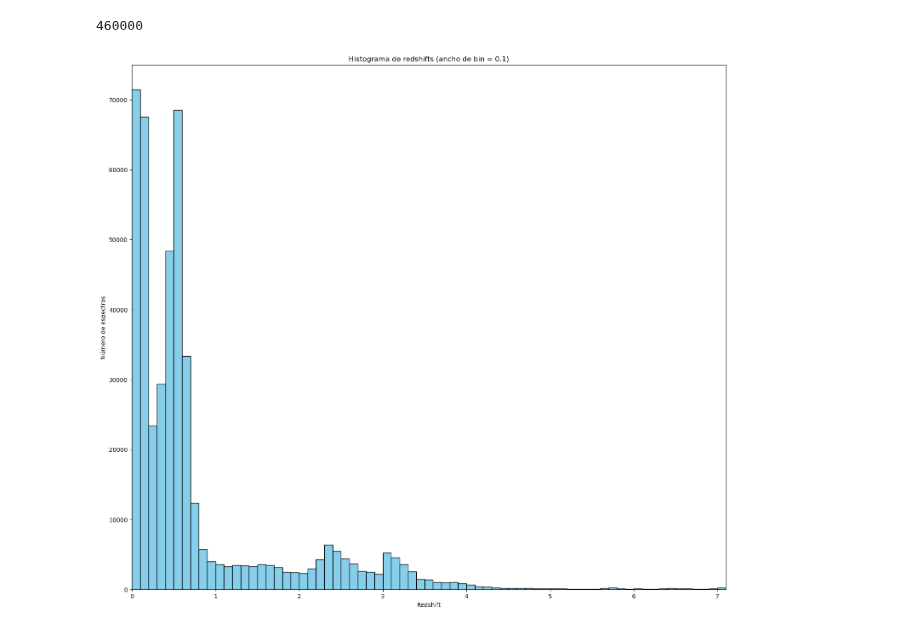
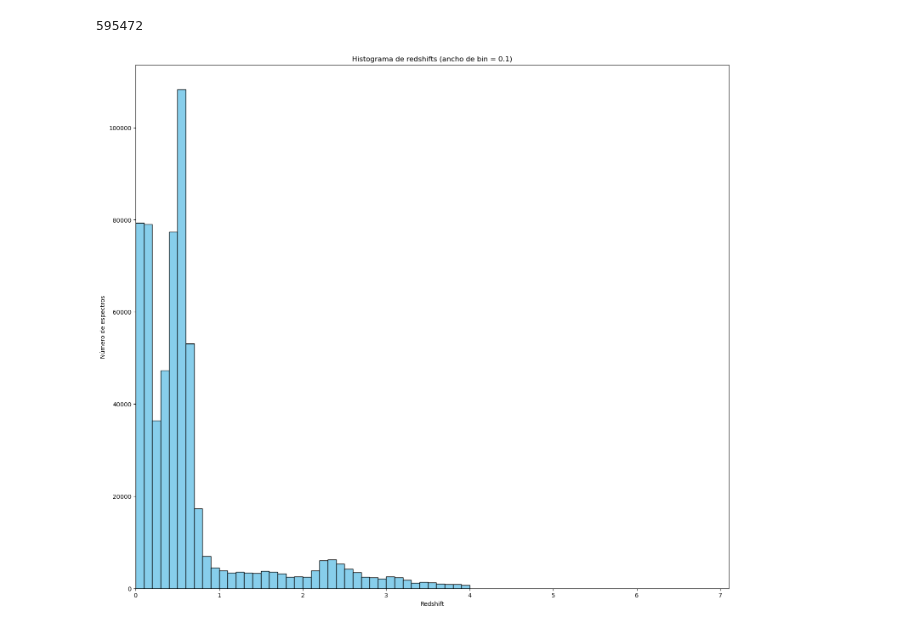
Before and after one commit to albertnica/TFGF-albertnica, a Jupyter notebook: zzz selector.ipynb, the cells around one changed output. Drawn from its saved outputs; the diff is of its cells as text; code cells hidden in the pictures.

```diff
--- a/zzz selector.ipynb
+++ b/zzz selector.ipynb
@@ -1,34 +1,34 @@
 # %%
 import os
 import numpy as np
 import matplotlib.pyplot as plt
 
 # Directorio donde se encuentra el archivo memmap
 dst_folder = "data"
-redshift_dat_filename = "spectra_data_500k_redshift_mmap.dat"
+redshift_dat_filename = "spectra_data_bigtraining_redshift_mmap.dat"
 redshift_dat_path = os.path.join(dst_folder, redshift_dat_filename)
 
 # Número total de espectros
-total_spectra = 460000
+total_spectra = 600000 - 4528
 
 # Cargar el memmap en modo lectura
 redshift_memmap = np.memmap(redshift_dat_path, dtype='float32', mode='r', shape=(total_spectra,))
 
 # Convertir a array de NumPy
 redshift_array = np.array(redshift_memmap)
 print(len(redshift_array))
 
 # Definir los bins para el histograma (ancho de bin = 0.1)
 bins = np.arange(0, redshift_array.max() + 0.1, 0.1)
 
 # Crear y mostrar el histograma
 plt.figure(figsize=(18, 16))
 plt.hist(redshift_array, bins=bins, color='skyblue', edgecolor='black')
 plt.xlabel("Redshift")
 plt.ylabel("Número de espectros")
 plt.title("Histograma de redshifts (ancho de bin = 0.1)")
 plt.xlim(0, 7.1)
 plt.show()
 # %% [output]
-460000
+595472
-[figure, old version]
+[figure, new version]
```
Also changed, not shown: parts of 1 cell of this notebook, 5 other files.
